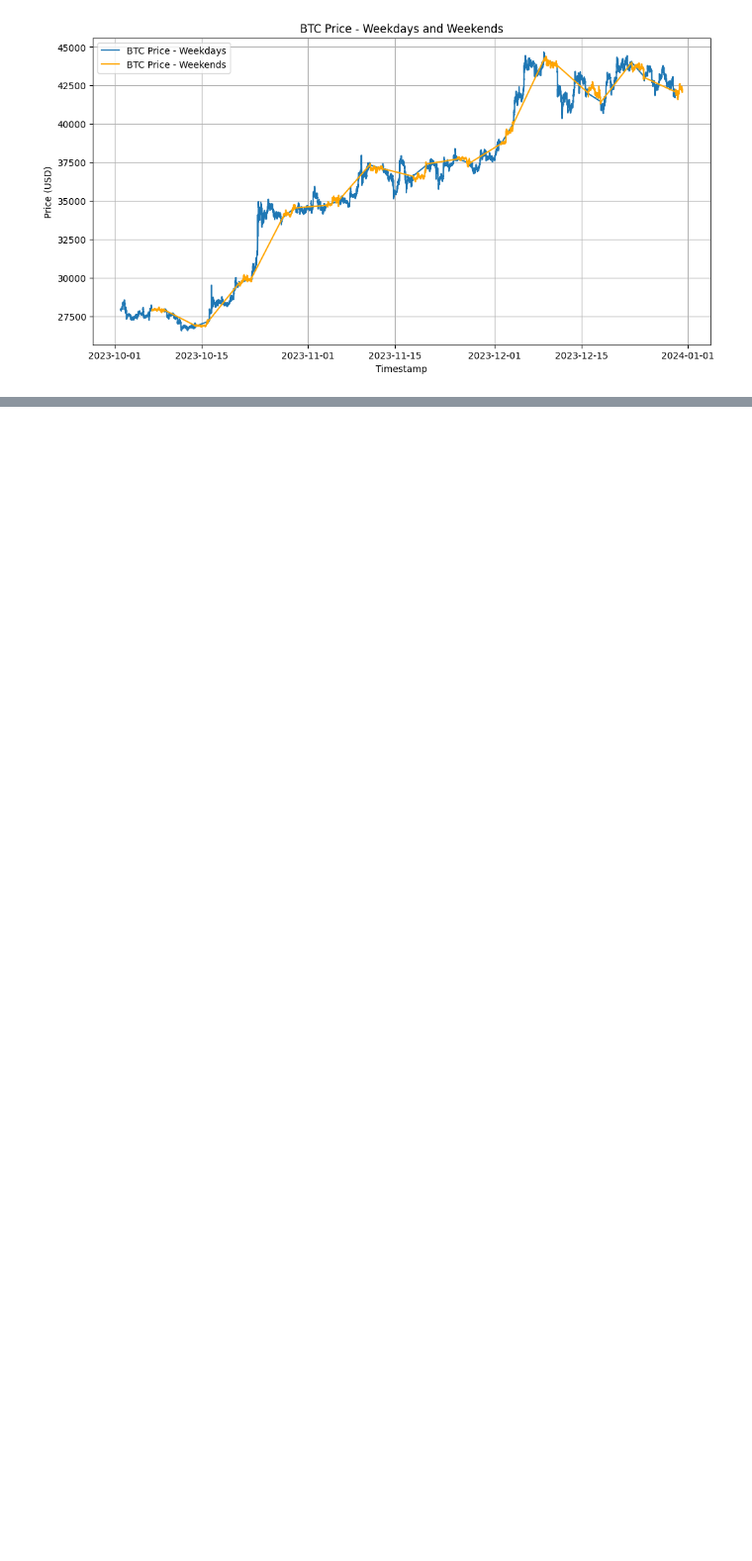
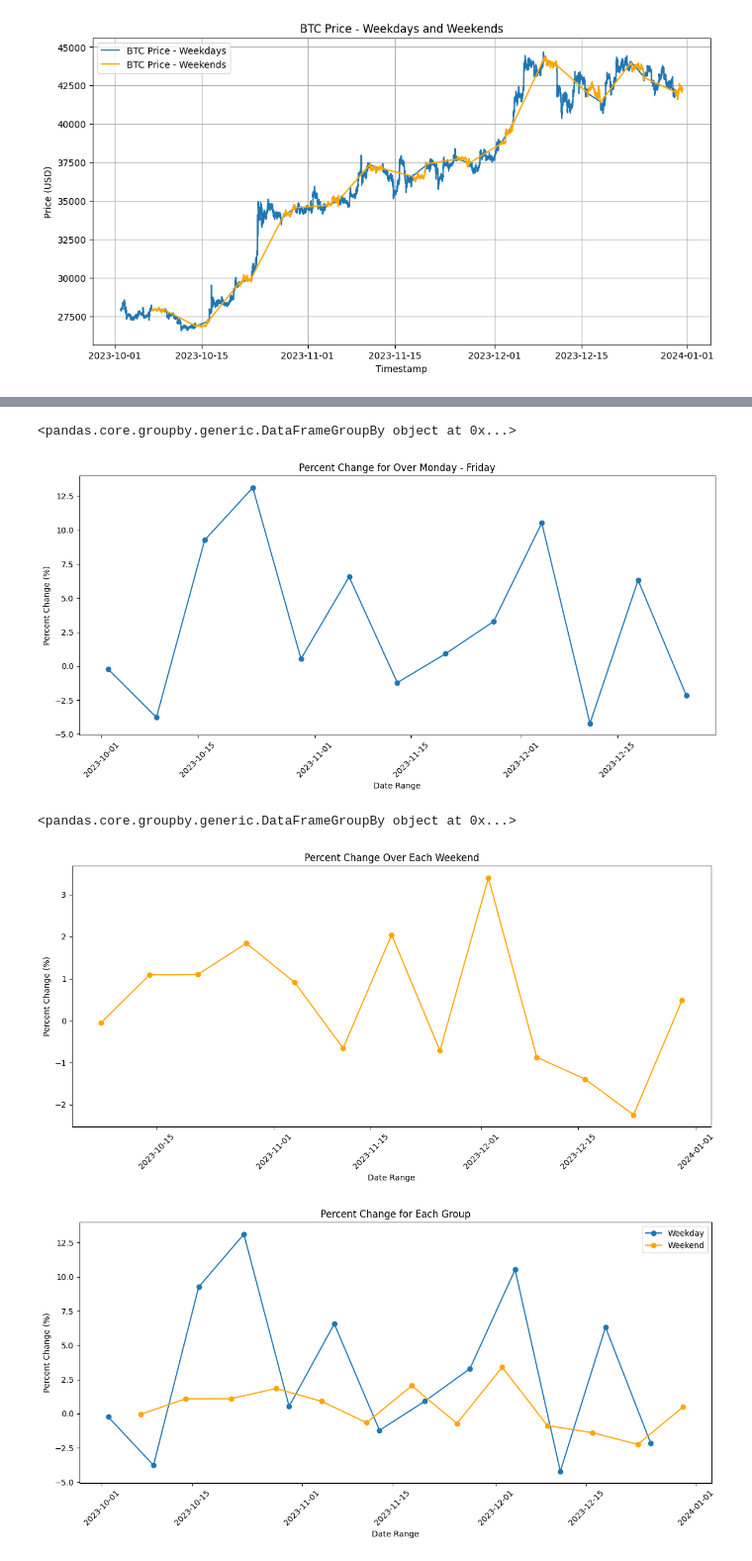
Before and after one commit to msninja213/ByBit_BTC_Price, a Jupyter notebook: btc_price_code.ipynb, the cells around one changed output, grey strips where cells are left out. Shown: that part at 99% size. Cells and saved outputs as stored; diff of their text form; code cells hidden in the pictures; blank space fills up the shorter version.

```diff
--- a/btc_price_code.ipynb
+++ b/btc_price_code.ipynb
@@ -135,0 +234,65 @@ plt.show()
+# %%
+# WEEKDAY RETURNS
+groups_weekday = weekdays_data.groupby(np.arange(len(weekdays_data.index)) // 1441)
+print(groups_weekday)
+
+percent_changes_weekday = []
+for group_name, group_data in groups_weekday:
+    open_price = group_data.loc[group_data.index[0], 'open']
+    close_price = group_data.loc[group_data.index[-1], 'close']
+    percent_change = ((close_price - open_price) / open_price) * 100
+    percent_changes_weekday.append(percent_change)
+
+start_timestamps_weekday = [group_data['timestamp'].iloc[0] for _, group_data in groups_weekday]
+
+plt.figure(figsize=(12, 6))
+plt.plot(start_timestamps_weekday, percent_changes_weekday, marker='o', linestyle='-')
+plt.title('Percent Change for Over Monday - Friday')
+plt.xlabel('Date Range')
+plt.ylabel('Percent Change (%)')
+plt.xticks(rotation=45)
+plt.tight_layout()
+plt.show()
+
+# WEEKEND RETURNS
+groups_weekend = weekends_data.groupby(np.arange(len(weekends_data.index)) // 577)
+print(groups_weekend)
+
+percent_changes_weekend = []
+for group_name, group_data in groups_weekend:
+    open_price = group_data.loc[group_data.index[0], 'open']
+    close_price = group_data.loc[group_data.index[-1], 'close']
+    percent_change = ((close_price - open_price) / open_price) * 100
+    percent_changes_weekend.append(percent_change)
+
+start_timestamps_weekend = [group_data['timestamp'].iloc[0] for _, group_data in groups_weekend]
+
+plt.figure(figsize=(12, 6))
+plt.plot(start_timestamps_weekend, percent_changes_weekend, marker='o', linestyle='-', color = 'orange')
+plt.title('Percent Change Over Each Weekend')
+plt.xlabel('Date Range')
+plt.ylabel('Percent Change (%)')
+plt.xticks(rotation=45)
+plt.tight_layout()
+plt.show()
+
+
+# Plotting both weekday and weekend returns in the same figure
+plt.figure(figsize=(12, 6))
+
+plt.plot(start_timestamps_weekday, percent_changes_weekday, marker='o', linestyle='-', label='Weekday')
+plt.plot(start_timestamps_weekend, percent_changes_weekend, marker='o', linestyle='-', label='Weekend', color='orange')
+
+plt.title('Percent Change for Each Group')
+plt.xlabel('Date Range')
+plt.ylabel('Percent Change (%)')
+plt.xticks(rotation=45)
+plt.legend()  # Show legend to distinguish between weekday and weekend
+plt.tight_layout()
+plt.show()
+# %% [output]
+<pandas.core.groupby.generic.DataFrameGroupBy object at 0x...>
+[figure, added]
+<pandas.core.groupby.generic.DataFrameGroupBy object at 0x...>
+[figure, added]
+[figure, added]
```
Also changed, not shown: parts of 4 cells of this notebook.
